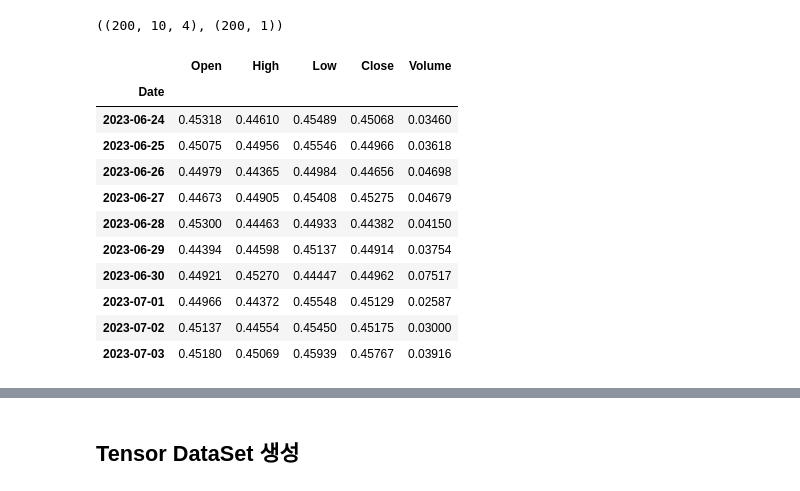
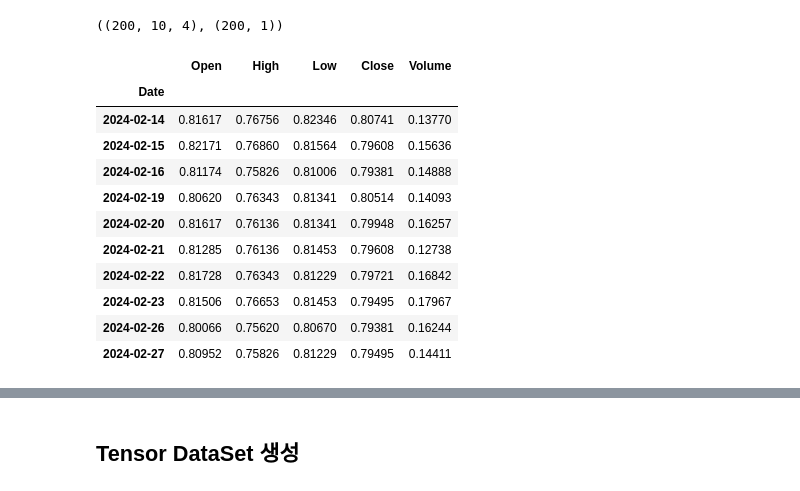
Before and after one commit to teddylee777/pytorch-tutorial, a Jupyter notebook: 23-LSTM-many-to-many-conv1d-use-features.ipynb, the cells around one changed output, grey strips where cells are left out. Cells and saved outputs as stored; diff of their text form; code cells hidden in the pictures.

```diff
--- a/23-LSTM-many-to-many-conv1d-use-features.ipynb
+++ b/23-LSTM-many-to-many-conv1d-use-features.ipynb
@@ -44,8 +56,9 @@ seed_everything(SEED)
 # %%
 import FinanceDataReader as fdr
 
-df = fdr.DataReader('BTC/USD')
-df = df.drop('Adj Close', axis=1)
+# 삼성전자 주가 데이터 로드
+df = fdr.DataReader("005930")
+df = df.drop("Change", axis=1)
 df.head()
 # %% [output]
 |  | Open | High | Low | Close | Volume |
@@ -59,6 +72,6 @@ df.head()
 from sklearn.preprocessing import MinMaxScaler
 
 scaler = MinMaxScaler()
-series = scaler.fit_transform(df)
-series[:5]
+scaled = scaler.fit_transform(df)
+scaled[:5]
 # %% [output]
@@ -75,6 +83,6 @@ array([[4.28907290e-03, 3.73944128e-03, 4.24270741e-03, 4.14358659e-03,
 # %%
-series_df = pd.DataFrame(series, index=df.index, columns=df.columns)
-series_df
+scaled_df = pd.DataFrame(scaled, index=df.index, columns=df.columns)
+scaled_df
 # %% [output]
 |  | Open | High | Low | Close | Volume |
 | Date |  |  |  |  |  |
@@ -124,20 +136,20 @@ x_valid.shape, y_valid.shape
 # %% [output]
 ((200, 10, 4), (200, 1))
 # %%
-series_df[-10:]
+scaled_df[-10:]
 # %% [output]
 |  | Open | High | Low | Close | Volume |
 | Date |  |  |  |  |  |
-| 2023-06-24 | 0.45318 | 0.44610 | 0.45489 | 0.45068 | 0.03460 |
-| 2023-06-25 | 0.45075 | 0.44956 | 0.45546 | 0.44966 | 0.03618 |
-| 2023-06-26 | 0.44979 | 0.44365 | 0.44984 | 0.44656 | 0.04698 |
-| 2023-06-27 | 0.44673 | 0.44905 | 0.45408 | 0.45275 | 0.04679 |
-| 2023-06-28 | 0.45300 | 0.44463 | 0.44933 | 0.44382 | 0.04150 |
-| 2023-06-29 | 0.44394 | 0.44598 | 0.45137 | 0.44914 | 0.03754 |
-| 2023-06-30 | 0.44921 | 0.45270 | 0.44447 | 0.44962 | 0.07517 |
-| 2023-07-01 | 0.44966 | 0.44372 | 0.45548 | 0.45129 | 0.02587 |
-| 2023-07-02 | 0.45137 | 0.44554 | 0.45450 | 0.45175 | 0.03000 |
-| 2023-07-03 | 0.45180 | 0.45069 | 0.45939 | 0.45767 | 0.03916 |
+| 2024-02-14 | 0.81617 | 0.76756 | 0.82346 | 0.80741 | 0.13770 |
+| 2024-02-15 | 0.82171 | 0.76860 | 0.81564 | 0.79608 | 0.15636 |
+| 2024-02-16 | 0.81174 | 0.75826 | 0.81006 | 0.79381 | 0.14888 |
+| 2024-02-19 | 0.80620 | 0.76343 | 0.81341 | 0.80514 | 0.14093 |
+| 2024-02-20 | 0.81617 | 0.76136 | 0.81341 | 0.79948 | 0.16257 |
+| 2024-02-21 | 0.81285 | 0.76136 | 0.81453 | 0.79608 | 0.12738 |
+| 2024-02-22 | 0.81728 | 0.76343 | 0.81229 | 0.79721 | 0.16842 |
+| 2024-02-23 | 0.81506 | 0.76653 | 0.81453 | 0.79495 | 0.17967 |
+| 2024-02-26 | 0.80066 | 0.75620 | 0.80670 | 0.79381 | 0.16244 |
+| 2024-02-27 | 0.80952 | 0.75826 | 0.81229 | 0.79495 | 0.14411 |
 # %%
 x_valid[-1]
 # %% [output]
```
Also changed, not shown: parts of 24 cells of this notebook.
